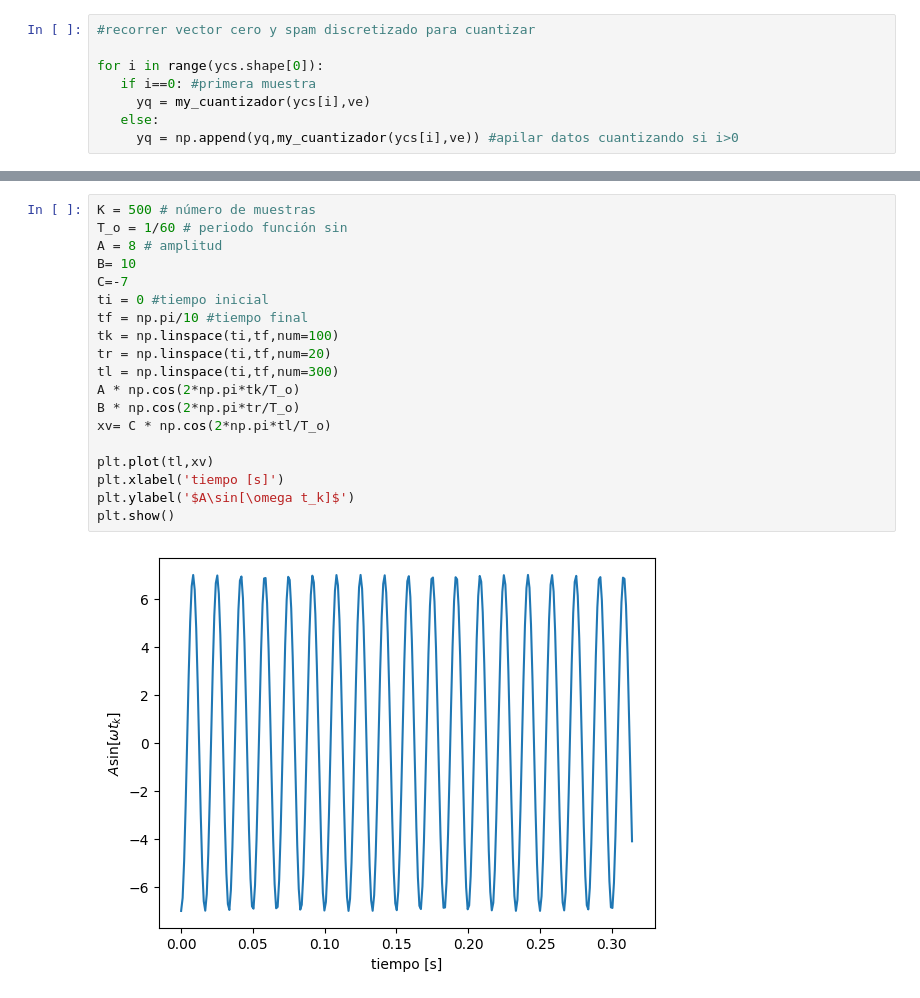
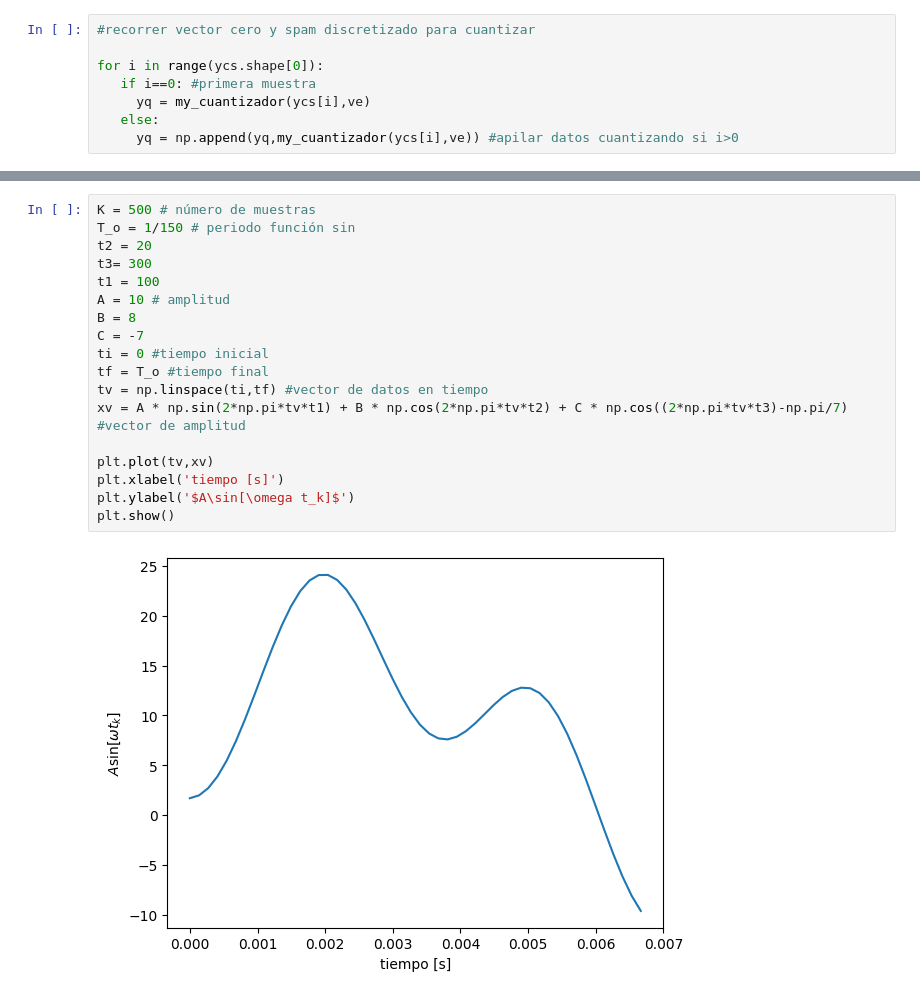
Before and after one commit to Jacobmunoz88/se-ales-y-sistemas, a Jupyter notebook: Copia_de_ejemplo1SyS2021.ipynb, the cells around one changed output, grey strips where cells are left out. Drawn from its saved outputs; the diff is of its cells as text.

```diff
--- a/Copia_de_ejemplo1SyS2021.ipynb
+++ b/Copia_de_ejemplo1SyS2021.ipynb
@@ -419,22 +418,21 @@ ValueError: x and y must have same first dimension, but have shapes (0,) and (20
 # %%
 K = 500 # número de muestras
-T_o = 1/60 # periodo función sin
-A = 8 # amplitud
-B= 10
-C=-7
+T_o = 1/150 # periodo función sin
+t2 = 20
+t3= 300
+t1 = 100
+A = 10 # amplitud
+B = 8
+C = -7
 ti = 0 #tiempo inicial
-tf = np.pi/10 #tiempo final
-tk = np.linspace(ti,tf,num=100)
-tr = np.linspace(ti,tf,num=20)
-tl = np.linspace(ti,tf,num=300)
-A * np.cos(2*np.pi*tk/T_o)
-B * np.cos(2*np.pi*tr/T_o)
-xv= C * np.cos(2*np.pi*tl/T_o)
+tf = T_o #tiempo final
+tv = np.linspace(ti,tf) #vector de datos en tiempo
+xv = A * np.sin(2*np.pi*tv*t1) + B * np.cos(2*np.pi*tv*t2) + C * np.cos((2*np.pi*tv*t3)-np.pi/7) #vector de amplitud
 
-plt.plot(tl,xv)
+plt.plot(tv,xv)
 plt.xlabel('tiempo [s]')
 plt.ylabel('$A\sin[\omega t_k]$')
 plt.show()
 # %% [output]
-[figure, old version]
+[figure, new version]
 # %%
```
Also changed, not shown: parts of 9 cells of this notebook.
